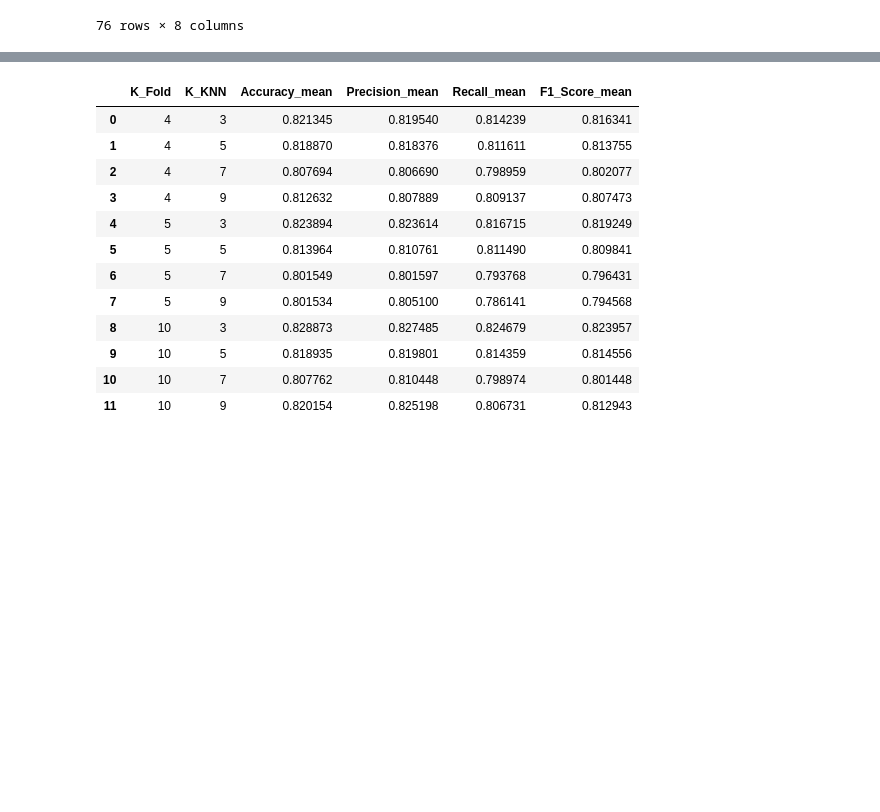
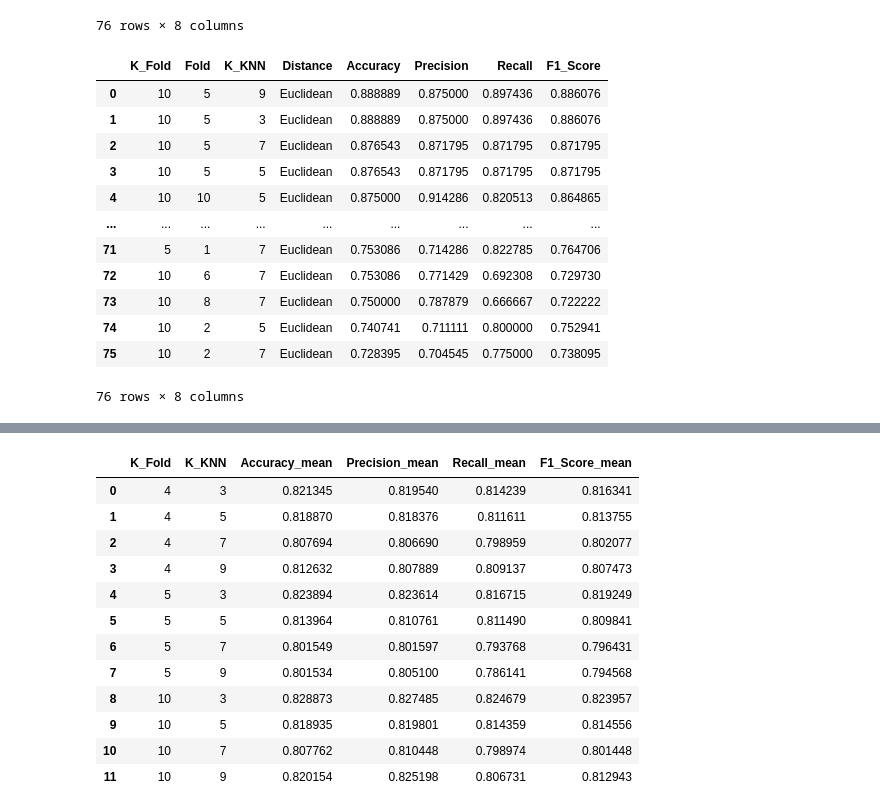
Before and after one commit to FajarRAP/januar-thesis-data-processing, a Jupyter notebook: app.ipynb, the cells around one changed output, grey strips where cells are left out. Cells and saved outputs as stored; diff of their text form; code cells hidden in the pictures; blank space fills up the shorter version.

```diff
--- a/app.ipynb
+++ b/app.ipynb
@@ -534,3 +549,20 @@ df_results
 | 74 | 10 | 10 | 7 | Euclidean | 0.850000 | 0.885714 | 0.794872 | 0.837838 |
 | 75 | 10 | 10 | 9 | Euclidean | 0.862500 | 0.888889 | 0.820513 | 0.853333 |
 76 rows × 8 columns
+# %%
+sorted_df_results = df_results.sort_values(by=['Accuracy'], ascending=False).reset_index(drop=True)
+sorted_df_results
+# %% [output]
+|  | K_Fold | Fold | K_KNN | Distance | Accuracy | Precision | Recall | F1_Score |
+| 0 | 10 | 5 | 9 | Euclidean | 0.888889 | 0.875000 | 0.897436 | 0.886076 |
+| 1 | 10 | 5 | 3 | Euclidean | 0.888889 | 0.875000 | 0.897436 | 0.886076 |
+| 2 | 10 | 5 | 7 | Euclidean | 0.876543 | 0.871795 | 0.871795 | 0.871795 |
+| 3 | 10 | 5 | 5 | Euclidean | 0.876543 | 0.871795 | 0.871795 | 0.871795 |
+| 4 | 10 | 10 | 5 | Euclidean | 0.875000 | 0.914286 | 0.820513 | 0.864865 |
+| ... | ... | ... | ... | ... | ... | ... | ... | ... |
+| 71 | 5 | 1 | 7 | Euclidean | 0.753086 | 0.714286 | 0.822785 | 0.764706 |
+| 72 | 10 | 6 | 7 | Euclidean | 0.753086 | 0.771429 | 0.692308 | 0.729730 |
+| 73 | 10 | 8 | 7 | Euclidean | 0.750000 | 0.787879 | 0.666667 | 0.722222 |
+| 74 | 10 | 2 | 5 | Euclidean | 0.740741 | 0.711111 | 0.800000 | 0.752941 |
+| 75 | 10 | 2 | 7 | Euclidean | 0.728395 | 0.704545 | 0.775000 | 0.738095 |
+76 rows × 8 columns
```
Also changed, not shown: parts of 10 cells of this notebook.
